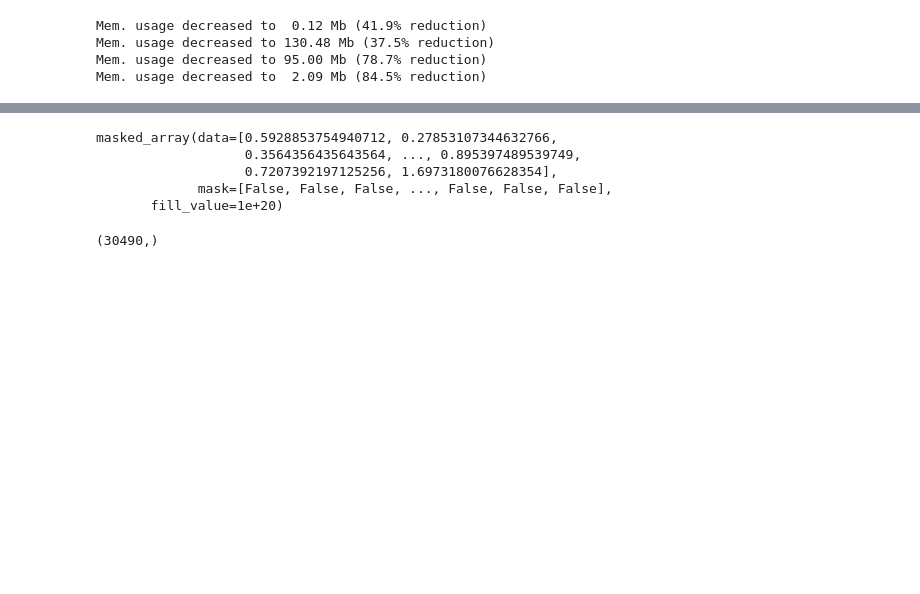
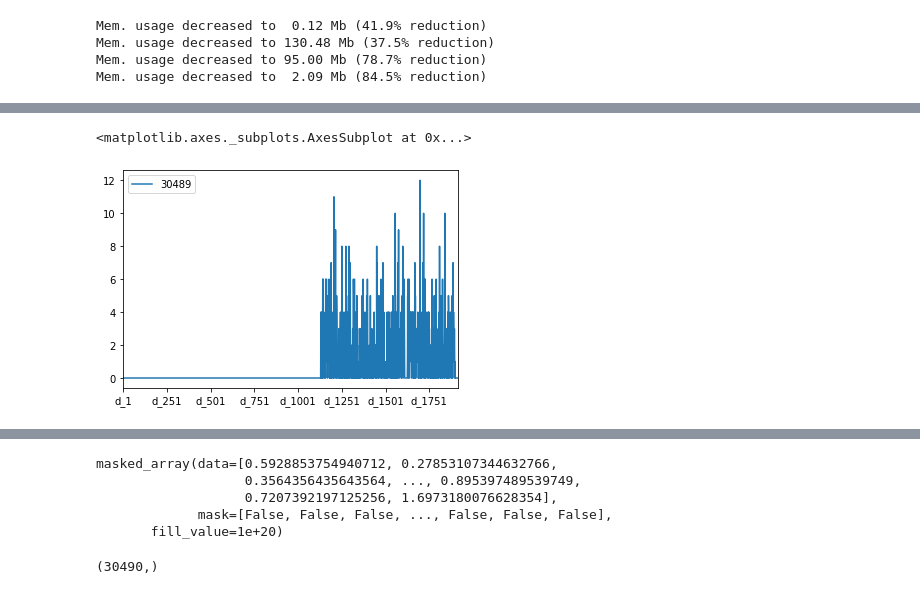
Before and after one commit to Relevation-143/Deep-Time-Series-Prediction, a Jupyter notebook: m5-wavenet.ipynb, the cells around one changed output, grey strips where cells are left out. Cells and saved outputs as stored; diff of their text form; code cells hidden in the pictures; blank space fills up the shorter version.

```diff
--- a/m5-wavenet.ipynb
+++ b/m5-wavenet.ipynb
@@ -54,0 +81,5 @@ Mem. usage decreased to  2.09 Mb (84.5% reduction)
+# %%
+sale[sale.id == "FOODS_3_827_WI_3_validation"][day_cols].T.plot()
+# %% [output]
+<matplotlib.axes._subplots.AxesSubplot at 0x...>
+[figure, added]
```
Also changed, not shown: parts of 5 cells of this notebook, 5 other files.
